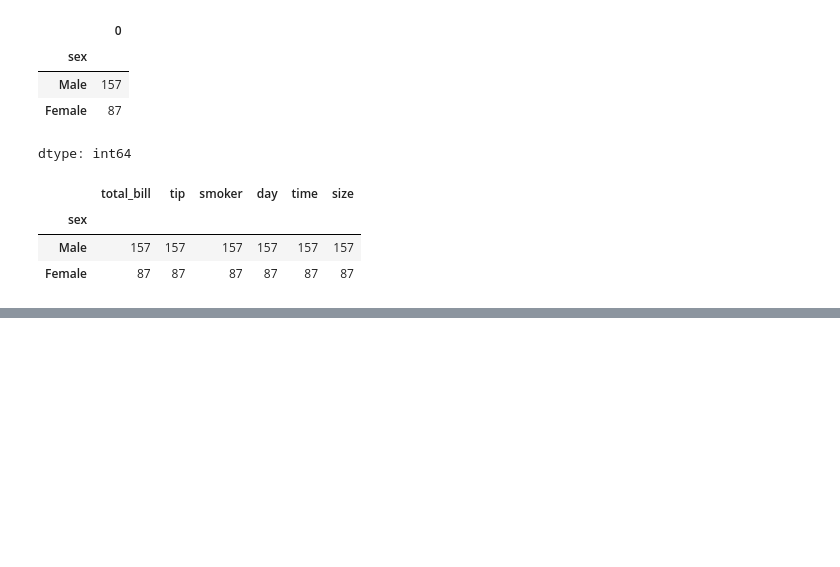
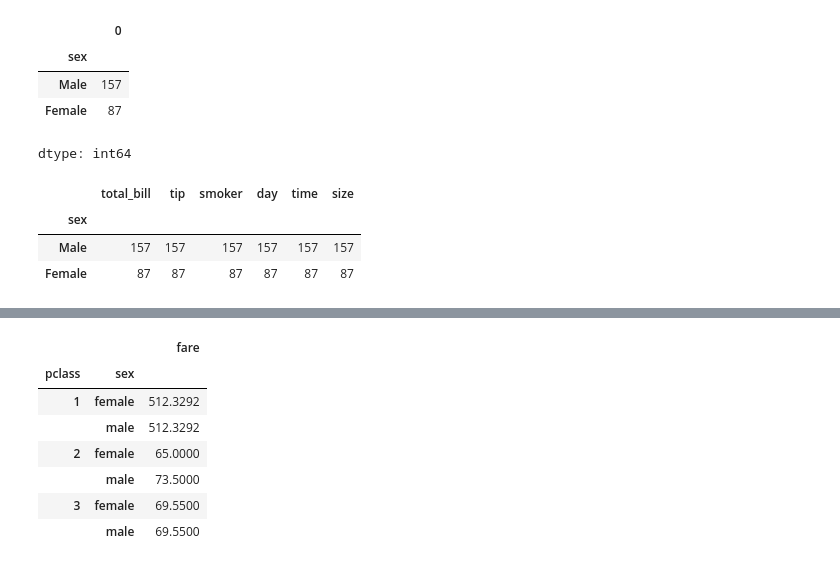
Before and after one commit to jyotish123-hub/Data-Visualization, a Jupyter notebook: 11sep.ipynb, the cells around one changed output, grey strips where cells are left out. Cells and saved outputs as stored; diff of their text form; code cells hidden in the pictures; blank space fills up the shorter version.

```diff
--- a/11sep.ipynb
+++ b/11sep.ipynb
@@ -27,0 +93,11 @@ df.groupby("sex").count()
+# %%
+df.groupby(["pclass","sex"]).agg({"fare":"max"})
+# %% [output]
+|  |  | fare |
+| pclass | sex |  |
+| 1 | female | 512.3292 |
+|  | male | 512.3292 |
+| 2 | female | 65.0000 |
+|  | male | 73.5000 |
+| 3 | female | 69.5500 |
+|  | male | 69.5500 |
```
Also changed, not shown: parts of 9 cells of this notebook.
